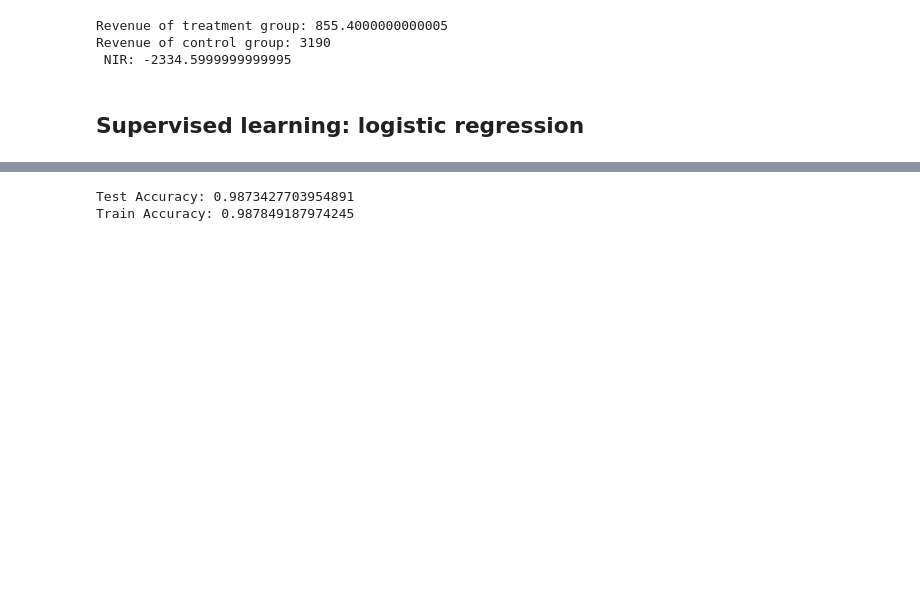
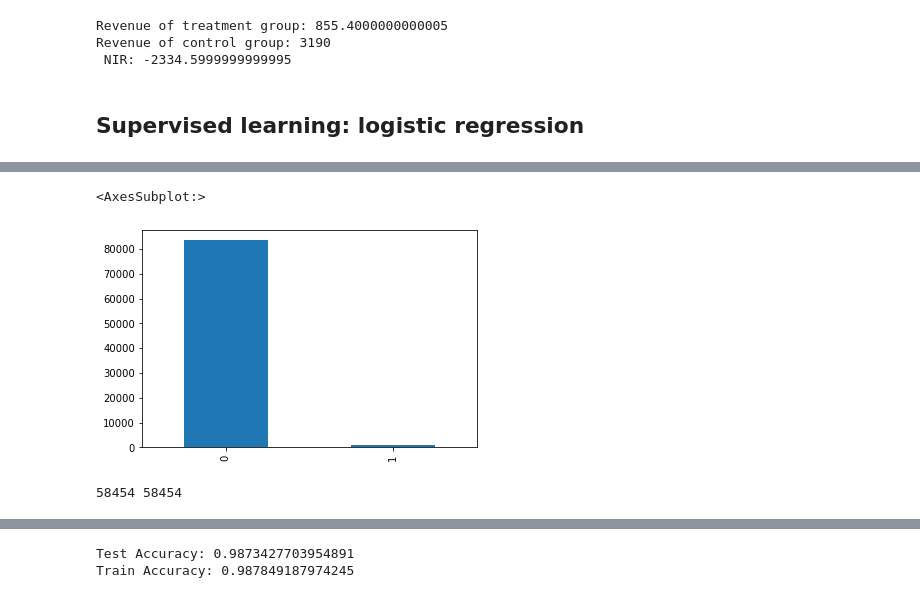
Before and after one commit to yutongwanyan98/Starbucks_experiment, a Jupyter notebook: Starbucks.ipynb, the cells around one changed output, grey strips where cells are left out. Drawn from its saved outputs; the diff is of its cells as text; code cells hidden in the pictures; blank space fills up the shorter version.

Commit message:
Resample minority observations

```diff
--- a/Starbucks.ipynb
+++ b/Starbucks.ipynb
@@ -242,3 +248,29 @@ Optimization terminated successfully.
 X = X.drop([
     'V3','V4'
 ], axis = 1)
+# %%
+# then, we can split train and test sets, and create model to fit train, test group
+X_train, X_test, y_train, y_test = train_test_split(X, y, test_size = 0.3, random_state = 42)
+
+# However, since the data we have is severely imbalance, we need to over-sample minority group (customers who purchased)
+train_data['purchase'].value_counts().plot(kind = 'bar')
+# %% [output]
+<AxesSubplot:>
+[figure, added]
+# %%
+# upsampling minority observations
+X = pd.concat([X_train, y_train], axis=1)
+purchase_1= X[X.purchase == 1]
+purchase_0 = X[X.purchase == 0]
+
+purchase_1_resample = resample(
+    purchase_1,
+    replace = True,
+    n_samples = purchase_0.shape[0],
+    random_state = 42
+)
+
+print(purchase_1_resample.shape[0],purchase_0.shape[0])
+# minority in training set is upsampled now
+# %% [output]
+58454 58454
```
Also changed, not shown: parts of 7 cells of this notebook.
